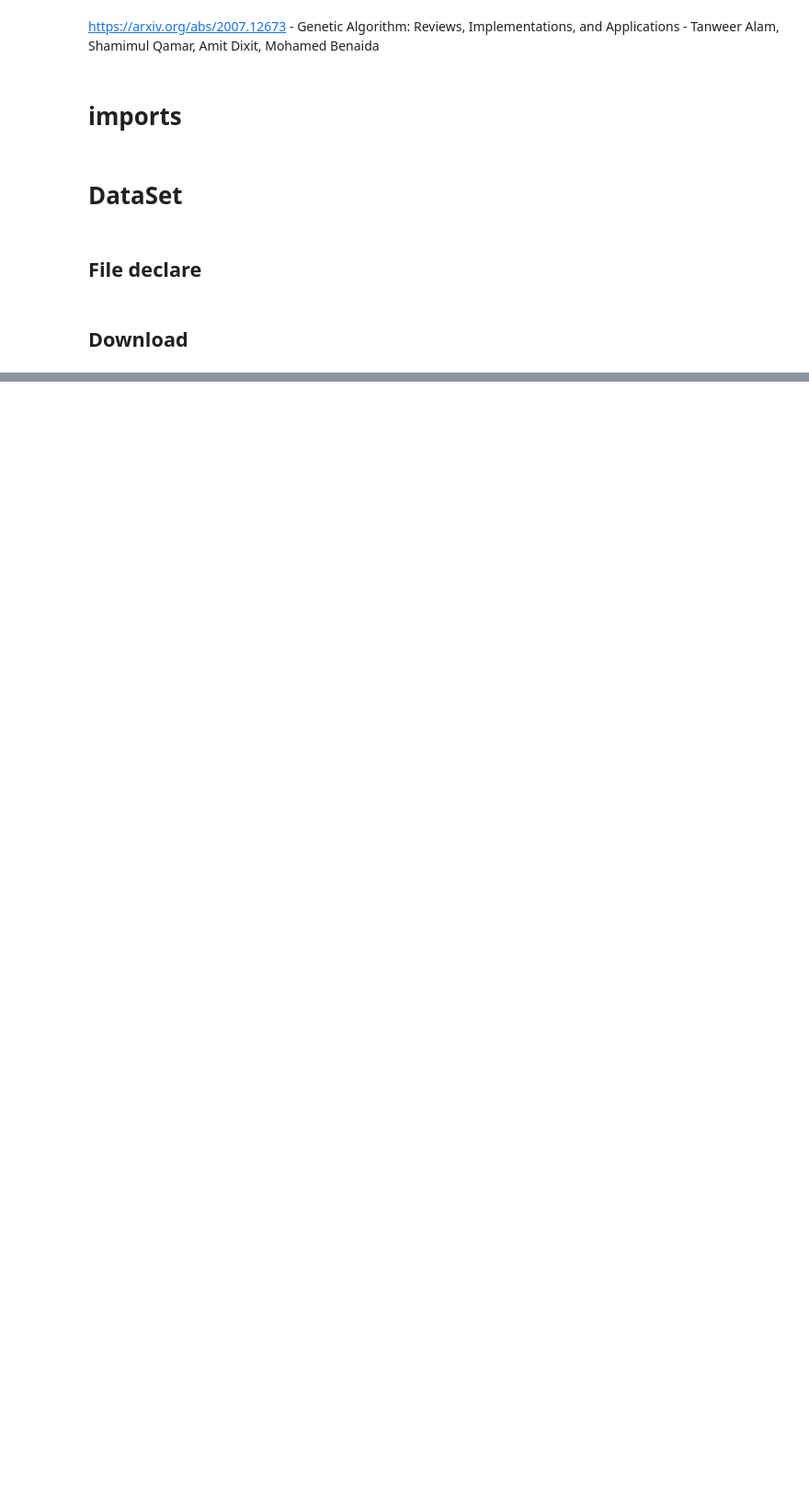
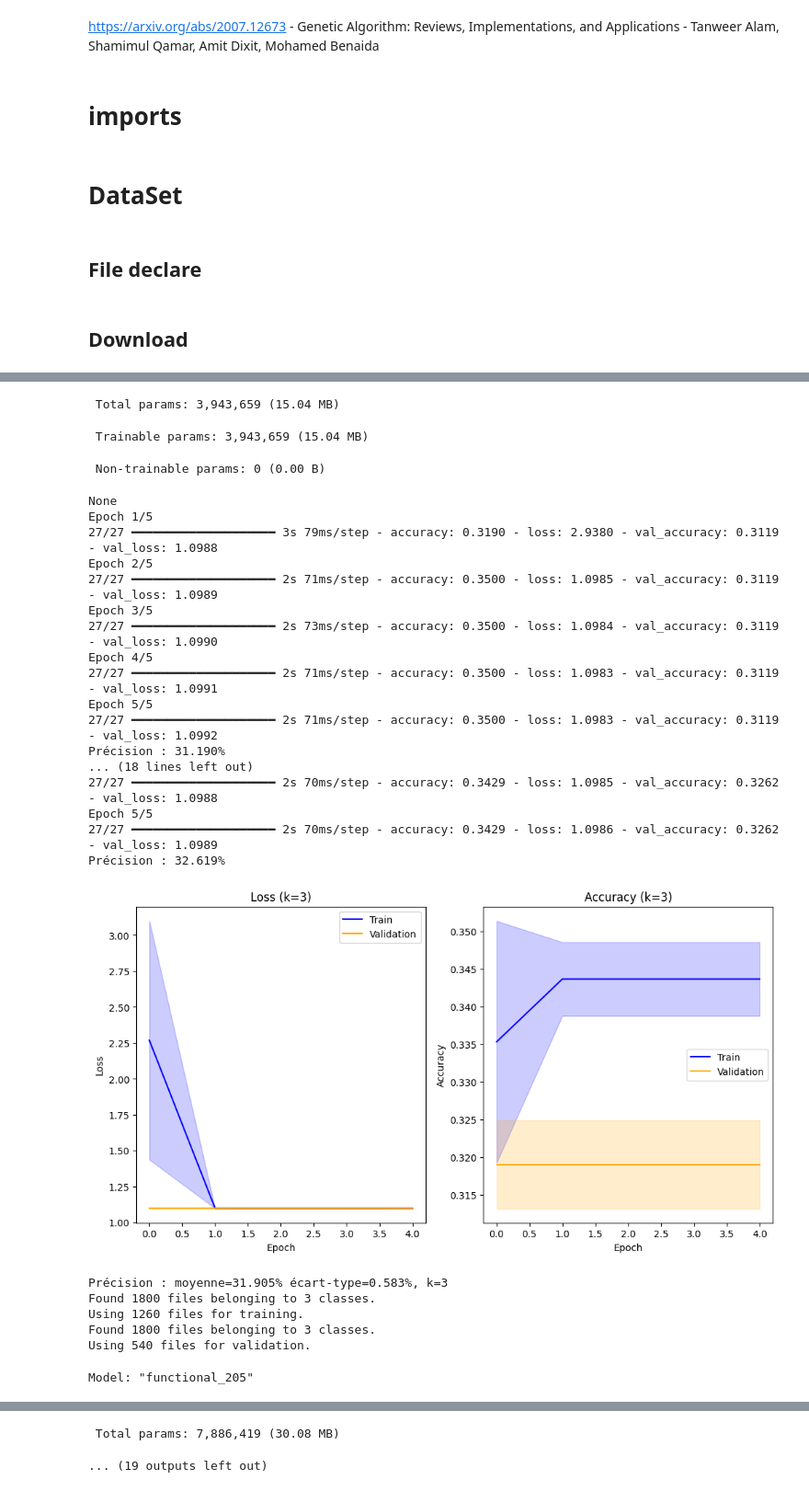
Before and after one commit to 3nd3rh3o/deeplearning-TER, a Jupyter notebook: TER/phaseI/MC-genetic-classifier.ipynb, the cells around one changed output, grey strips where cells are left out. Shown at 92% size. Saved outputs shown, nothing was run; the diff lists cells and outputs as text; code cells hidden in the pictures; blank space fills up the shorter version.

```diff
--- a/TER/phaseI/MC-genetic-classifier.ipynb
+++ b/TER/phaseI/MC-genetic-classifier.ipynb
@@ -55,6 +55,9 @@ from tensorflow.keras.preprocessing import image  # Prétraitement d'images pour
 # %%
 # Définition du répertoire cible
 data_dir = "./data/dataset/sheep_cat_elephant_with_caption_600"
+data_dir_img = os.path.join(data_dir, "images")
+img_height, img_width = 224, 224
+batch_size = 32
 # %% [markdown]
 ## Download
 # %%
@@ -74,0 +470,41 @@ os.remove(zip_file)
+# %%
+pop = [Entity(conv, cDims, dense, dDims, input_shape, output_shape)] # garder la base pour le controle
+for i in range(num_pop - 1):
+    pop.append(Entity(*mutate(conv, cDims.copy(), dense, dDims.copy()), input_shape, output_shape))
+for i in range(num_gen):
+    print(f"Generation {i+1}")
+    for entity in pop:
+        run_evaluation(folds=3, epochs=5, model=entity)
+    # sort by max accuracy
+    best_acc = sorted(pop, key=lambda x: x.accuracy, reverse=True)
+    best_complexity = sorted(pop, key=lambda x: -x.complexity)
+    # sum pos in the two lists
+    scores = {}
+    for idx, entity in enumerate(pop):
+        scores[entity] = best_acc.index(entity) + best_complexity.index(entity)
+    # recup best 2
+    best_entities = sorted(scores, key=scores.get)[:2]
+    # si même score, choisir le plus simple
+    if scores[best_entities[0]] == scores[best_entities[1]]:
+        best_entities = sorted(best_entities, key=lambda x: x.complexity)[:2]
+    # print best entity
+    print("Best entity :")
+    print(f"Accuracy : {best_entities[0].accuracy:.3f}, Complexity : {best_entities[0].complexity:.3f}")
+    print(best_entities[0].summary())
+    # generer new pop en mutant la best
+    pop = [best_entities[0]]
+    for i in range(num_pop - 1):
+        pop.append(Entity(
+            *mutate(
+                best_entities[0].cLayers,
+                best_entities[0].cDims.copy(),
+                best_entities[0].dLayers,
+                best_entities[0].dDims.copy(),
+            ),
+            input_shape,
+            output_shape,
+        ))
+print("Final best entity :")
+print(f"Accuracy : {best_entities[0].accuracy:.3f}, Complexity : {best_entities[0].complexity:.3f}")
+print(best_entities[0].summary())
+# %% [output]
@@ -74,0 +532,27 @@ os.remove(zip_file)
+ Total params: 3,943,659 (15.04 MB)
+ Trainable params: 3,943,659 (15.04 MB)
+ Non-trainable params: 0 (0.00 B)
+None
+Epoch 1/5
+27/27 ━━━━━━━━━━━━━━━━━━━━ 3s 79ms/step - accuracy: 0.3190 - loss: 2.9380 - val_accuracy: 0.3119 - val_loss: 1.0988
+Epoch 2/5
+27/27 ━━━━━━━━━━━━━━━━━━━━ 2s 71ms/step - accuracy: 0.3500 - loss: 1.0985 - val_accuracy: 0.3119 - val_loss: 1.0989
+Epoch 3/5
+27/27 ━━━━━━━━━━━━━━━━━━━━ 2s 73ms/step - accuracy: 0.3500 - loss: 1.0984 - val_accuracy: 0.3119 - val_loss: 1.0990
+Epoch 4/5
+27/27 ━━━━━━━━━━━━━━━━━━━━ 2s 71ms/step - accuracy: 0.3500 - loss: 1.0983 - val_accuracy: 0.3119 - val_loss: 1.0991
+Epoch 5/5
+27/27 ━━━━━━━━━━━━━━━━━━━━ 2s 71ms/step - accuracy: 0.3500 - loss: 1.0983 - val_accuracy: 0.3119 - val_loss: 1.0992
+Précision : 31.190%
+... (18 lines left out)
+27/27 ━━━━━━━━━━━━━━━━━━━━ 2s 70ms/step - accuracy: 0.3429 - loss: 1.0985 - val_accuracy: 0.3262 - val_loss: 1.0988
+Epoch 5/5
+27/27 ━━━━━━━━━━━━━━━━━━━━ 2s 70ms/step - accuracy: 0.3429 - loss: 1.0986 - val_accuracy: 0.3262 - val_loss: 1.0989
+Précision : 32.619%
+[figure, added]
+Précision : moyenne=31.905% écart-type=0.583%, k=3
+Found 1800 files belonging to 3 classes.
+Using 1260 files for training.
+Found 1800 files belonging to 3 classes.
+Using 540 files for validation.
+Model: "functional_205"
@@ -74,0 +574,2 @@ os.remove(zip_file)
+ Total params: 7,886,419 (30.08 MB)
+... (19 outputs left out)
```
Also changed, not shown: parts of 17 cells of this notebook, 1 other file.
